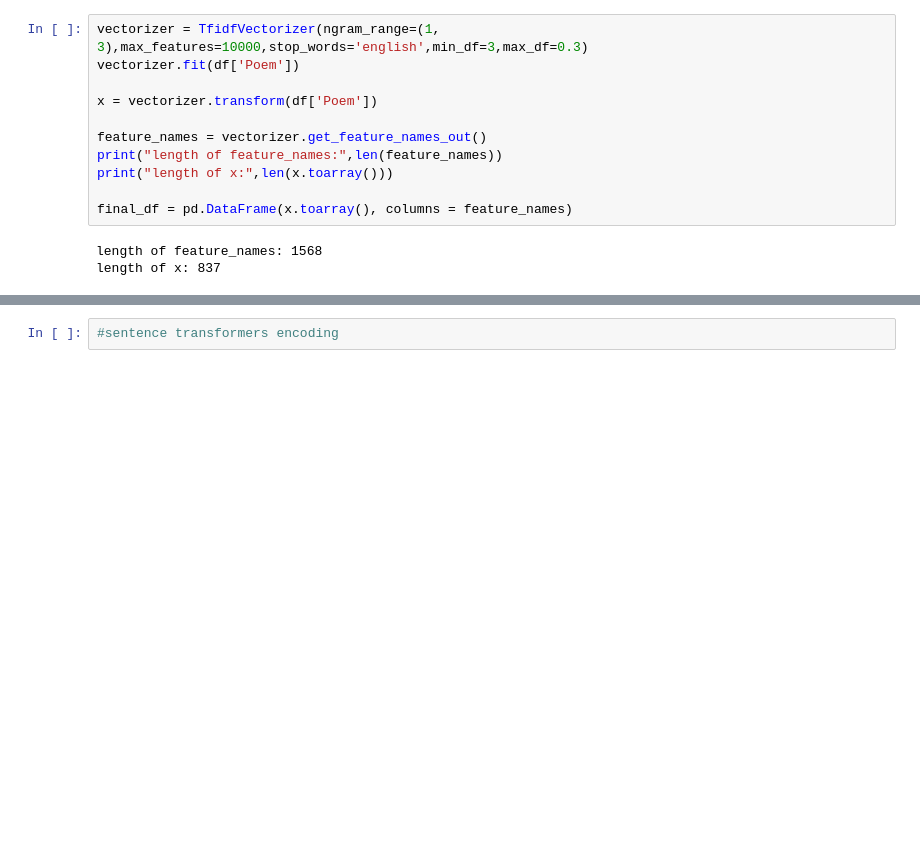
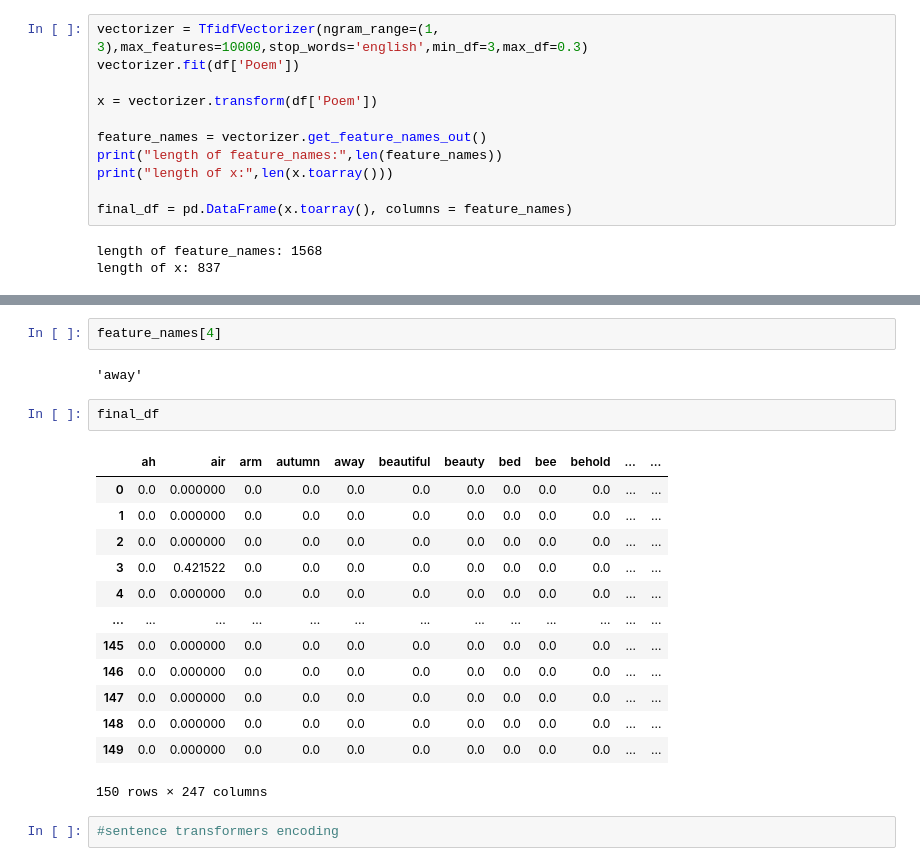
Before and after one commit to arjunprakash027/poem-classification-nlp, a Jupyter notebook: classify.ipynb, the cells around one changed output, grey strips where cells are left out. Saved outputs shown, nothing was run; the diff lists cells and outputs as text; blank space fills up the shorter version.

```diff
--- a/classify.ipynb
+++ b/classify.ipynb
@@ -53,3 +86,23 @@ length of x: 837
+# %%
+feature_names[4]
+# %% [output]
+'away'
+# %%
+final_df
+# %% [output]
+|  | ah | air | arm | autumn | away | beautiful | beauty | bed | bee | behold | ... | ... |
+| 0 | 0.0 | 0.000000 | 0.0 | 0.0 | 0.0 | 0.0 | 0.0 | 0.0 | 0.0 | 0.0 | ... | ... |
+| 1 | 0.0 | 0.000000 | 0.0 | 0.0 | 0.0 | 0.0 | 0.0 | 0.0 | 0.0 | 0.0 | ... | ... |
+| 2 | 0.0 | 0.000000 | 0.0 | 0.0 | 0.0 | 0.0 | 0.0 | 0.0 | 0.0 | 0.0 | ... | ... |
+| 3 | 0.0 | 0.421522 | 0.0 | 0.0 | 0.0 | 0.0 | 0.0 | 0.0 | 0.0 | 0.0 | ... | ... |
+| 4 | 0.0 | 0.000000 | 0.0 | 0.0 | 0.0 | 0.0 | 0.0 | 0.0 | 0.0 | 0.0 | ... | ... |
+| ... | ... | ... | ... | ... | ... | ... | ... | ... | ... | ... | ... | ... |
+| 145 | 0.0 | 0.000000 | 0.0 | 0.0 | 0.0 | 0.0 | 0.0 | 0.0 | 0.0 | 0.0 | ... | ... |
+| 146 | 0.0 | 0.000000 | 0.0 | 0.0 | 0.0 | 0.0 | 0.0 | 0.0 | 0.0 | 0.0 | ... | ... |
+| 147 | 0.0 | 0.000000 | 0.0 | 0.0 | 0.0 | 0.0 | 0.0 | 0.0 | 0.0 | 0.0 | ... | ... |
+| 148 | 0.0 | 0.000000 | 0.0 | 0.0 | 0.0 | 0.0 | 0.0 | 0.0 | 0.0 | 0.0 | ... | ... |
+| 149 | 0.0 | 0.000000 | 0.0 | 0.0 | 0.0 | 0.0 | 0.0 | 0.0 | 0.0 | 0.0 | ... | ... |
+150 rows × 247 columns
 # %%
 #sentence transformers encoding
 # %%
```
Also changed, not shown: parts of 17 cells of this notebook.
